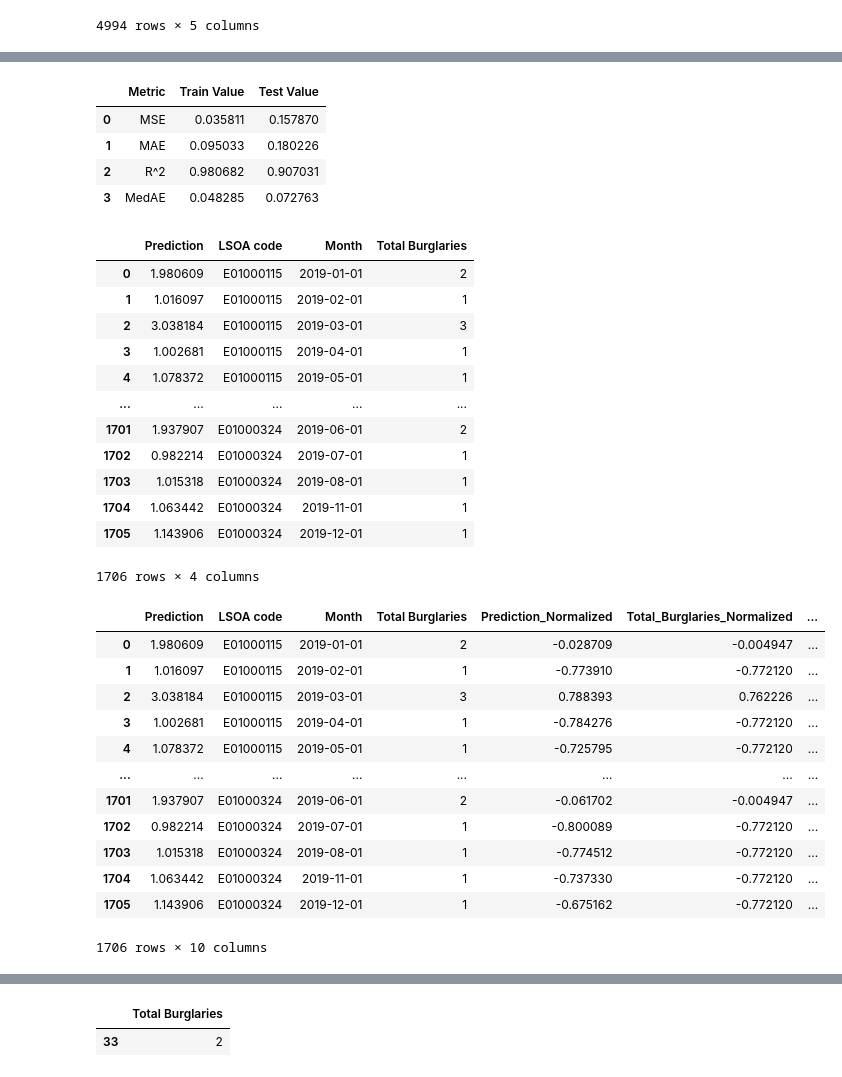
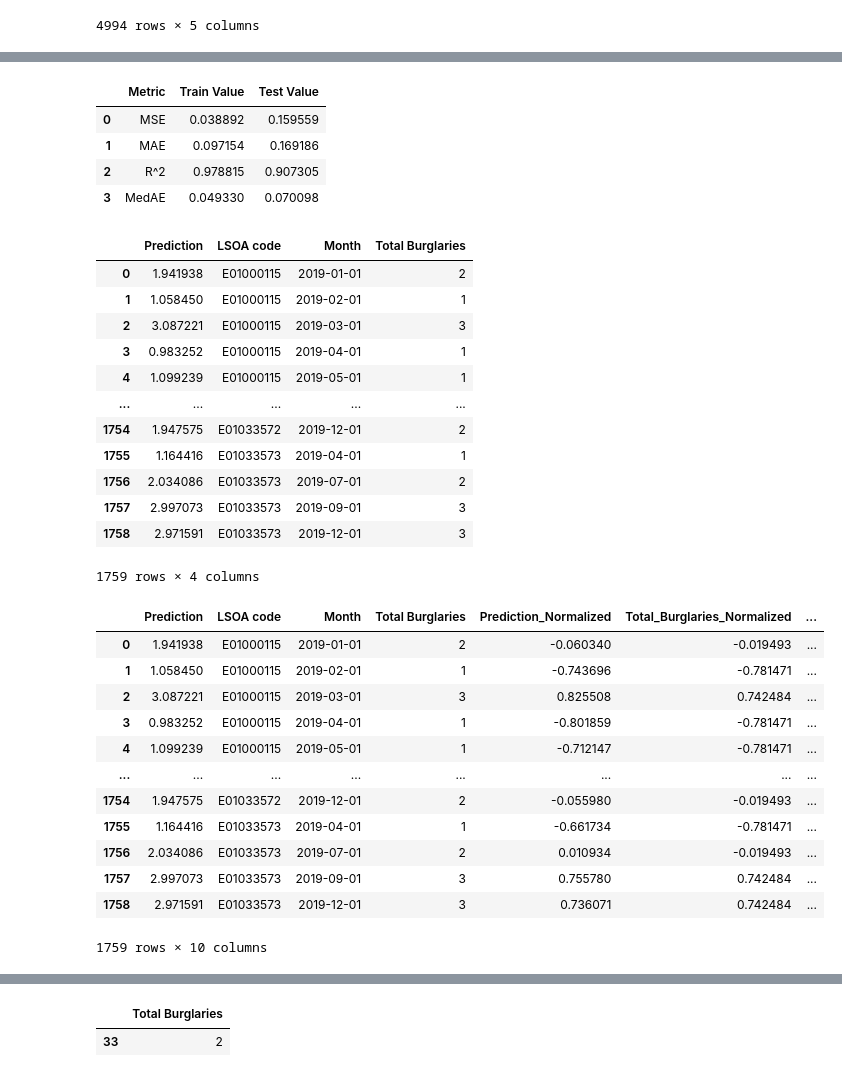
Before and after one commit to DC2-G19/policeResourceAllocation, a Jupyter notebook: XGBoost_Model.ipynb, the cells around one changed output, grey strips where cells are left out. Drawn from its saved outputs; the diff is of its cells as text; code cells hidden in the pictures.

```diff
--- a/XGBoost_Model.ipynb
+++ b/XGBoost_Model.ipynb
@@ -75,9 +74,11 @@ burglaries_per_lsoa_month = df_bar_5yr[df_bar_5yr['Crime type'] == 'Burglary'].g
 burglaries_per_lsoa_month = burglaries_per_lsoa_month.reset_index(name='Total Burglaries')
 #Getting total burglaries per LSOA on a Monthly basis
 # %%
-temp_merged = burglaries_per_lsoa_month.merge(df_housing_clean, how='left', on=['LSOA code']).dropna() #Merging Berg and Housing
+temp_merged = burglaries_per_lsoa_month.merge(df_housing_clean, how='left', on=['LSOA code']) #Merging Berg and Housing
+temp_merged.fillna(temp_merged.mean(), inplace=True)
 df_merged = temp_merged.merge(df_sunlight, how='left', on=['Month']) #Merging sunlight and (Housing+Burg)
 df_merged_2 =  df_merged.merge(df_unemployment_5yr, how='left', on=['Month', 'LSOA code']) #Mergving pervious with unemployment
 df_merged_3 = df_merged_2.merge(df_grannies, how='left', on='LSOA code')
 temp_merged_clean = df_merged_3.drop(columns=['LSOA name']) #Drop unnecessary Cols
-temp_merged_clean
+#temp_merged_clean
+#len(df_merged_3['LSOA code'].unique())
@@ -144,13 +115,16 @@ df_temp_merged_clean_dummies = pd.concat([df_temp_merged_clean_dummies, month_du
 df_temp_merged_clean_train = df_temp_merged_clean_dummies[(df_temp_merged_clean_dummies['Month'].dt.year >= train_lower) & (df_temp_merged_clean_dummies['Month'].dt.year <= train_upper)]
 df_temp_merged_clean_test = df_temp_merged_clean_dummies[(df_temp_merged_clean_dummies['Month'].dt.year >= test_lower) & (df_temp_merged_clean_dummies['Month'].dt.year <= test_upper)]
 #Filtering test and train based on time span provided in the 2nd cell
+# %%
+normal =["Total Burglaries", "LSOA code", "Month_Int", "Month", "Proportion small house", "One person Aged up to 65", "One person Aged 66+", "Family: all aged 66+"] #remove some for multicolinearity
+unep_lag_l = ["Unemployment_PctChange_2m" ,"Unemployment_PctChange_4m","Unemployment_PctChange_5m", "Unemployment_PctChange_6m", "Unemployment_PctChange_7m", "Unemployment_PctChange_8m", "Unemployment_PctChange_9m", "Unemployment_PctChange_10m", "Unemployment_PctChange_11m"]
+burg_lag_l = ["Total_Burglaries_PctChange_4m","Total_Burglaries_PctChange_2m","Total_Burglaries_PctChange_5m","Total_Burglaries_PctChange_6m", "Total_Burglaries_PctChange_7m", "Total_Burglaries_PctChange_8m", "Total_Burglaries_PctChange_9m", "Total_Burglaries_PctChange_10m", "Total_Burglaries_PctChange_11m" ]
+columns_drop = normal + unep_lag_l + burg_lag_l
 # %%
-lags_unep_burg = ["Unemployment_PctChange_1m", "Unemployment_PctChange_2m", "Unemployment_PctChange_3m", "Unemployment_PctChange_4m", "Unemployment_PctChange_5m", "Unemployment_PctChange_6m", "Unemployment_PctChange_7m", "Unemployment_PctChange_8m", "Unemployment_PctChange_9m", "Unemployment_PctChange_10m", "Unemployment_PctChange_11m", "Unemployment_PctChange_12m", "Total_Burglaries_PctChange_1m", "Total_Burglaries_PctChange_2m", "Total_Burglaries_PctChange_3m", "Total_Burglaries_PctChange_4m", "Total_Burglaries_PctChange_5m", "Total_Burglaries_PctChange_6m", "Total_Burglaries_PctChange_7m", "Total_Burglaries_PctChange_8m", "Total_Burglaries_PctChange_9m", "Total_Burglaries_PctChange_10m", "Total_Burglaries_PctChange_11m", "Total_Burglaries_PctChange_12m"]
-
-X_train = df_temp_merged_clean_train.drop(columns=["Total Burglaries", "LSOA code", "Month_Int", "Month","Unemployment_PctChange_2m" ,"Unemployment_PctChange_4m","Unemployment_PctChange_5m", "Unemployment_PctChange_6m", "Unemployment_PctChange_7m", "Unemployment_PctChange_8m", "Unemployment_PctChange_9m", "Unemployment_PctChange_10m", "Unemployment_PctChange_11m", "Total_Burglaries_PctChange_4m","Total_Burglaries_PctChange_2m","Total_Burglaries_PctChange_5m","Total_Burglaries_PctChange_6m", "Total_Burglaries_PctChange_7m", "Total_Burglaries_PctChange_8m", "Total_Burglaries_PctChange_9m", "Total_Burglaries_PctChange_10m", "Total_Burglaries_PctChange_11m" ]) # What you give to the model
+X_train = df_temp_merged_clean_train.drop(columns=columns_drop) # What you give to the model
 y_train = df_temp_merged_clean_train[["Total Burglaries"]] # What needs to be predicted
 
-X_test = df_temp_merged_clean_test.drop(columns=["Total Burglaries", "LSOA code", "Month_Int", "Month","Unemployment_PctChange_2m" ,"Unemployment_PctChange_4m","Unemployment_PctChange_5m", "Unemployment_PctChange_6m", "Unemployment_PctChange_7m", "Unemployment_PctChange_8m", "Unemployment_PctChange_9m", "Unemployment_PctChange_10m", "Unemployment_PctChange_11m", "Total_Burglaries_PctChange_4m","Total_Burglaries_PctChange_2m","Total_Burglaries_PctChange_5m","Total_Burglaries_PctChange_6m", "Total_Burglaries_PctChange_7m", "Total_Burglaries_PctChange_8m", "Total_Burglaries_PctChange_9m", "Total_Burglaries_PctChange_10m", "Total_Burglaries_PctChange_11m" ]) # What you give to the model
+X_test = df_temp_merged_clean_test.drop(columns=columns_drop) # What you give to the model
 y_test = df_temp_merged_clean_test[["Total Burglaries"]] # What needs to be predicted
 # %%
 X_train.head()
@@ -165,5 +139,5 @@ X_train.head()
 # %%
-model = XGBRegressor(n_estimators=100)
+model = XGBRegressor(n_estimators=100, reg_lambda = 1.5, alpha = 1)
 model.fit(X_train, y_train)
 #Fitting data to model
 # %% [output]
@@ -215,10 +189,10 @@ metrics_df = pd.DataFrame(metrics)
 metrics_df
 # %% [output]
 |  | Metric | Train Value | Test Value |
-| 0 | MSE | 0.035811 | 0.157870 |
-| 1 | MAE | 0.095033 | 0.180226 |
-| 2 | R^2 | 0.980682 | 0.907031 |
-| 3 | MedAE | 0.048285 | 0.072763 |
+| 0 | MSE | 0.038892 | 0.159559 |
+| 1 | MAE | 0.097154 | 0.169186 |
+| 2 | R^2 | 0.978815 | 0.907305 |
+| 3 | MedAE | 0.049330 | 0.070098 |
 # %%
 df_date_lsoa_burg_temp = df_temp_merged_clean_test[['LSOA code', 'Month', 'Total Burglaries']].reset_index(drop=True, inplace=False)
 predictions_df = pd.DataFrame(predictions, columns=['Prediction'])
@@ -226,57 +200,57 @@ predictions_df[['LSOA code', 'Month', 'Total Burglaries']] = df_date_lsoa_burg_t
 predictions_df
 # %% [output]
 |  | Prediction | LSOA code | Month | Total Burglaries |
-| 0 | 1.980609 | E01000115 | 2019-01-01 | 2 |
-| 1 | 1.016097 | E01000115 | 2019-02-01 | 1 |
-| 2 | 3.038184 | E01000115 | 2019-03-01 | 3 |
-| 3 | 1.002681 | E01000115 | 2019-04-01 | 1 |
-| 4 | 1.078372 | E01000115 | 2019-05-01 | 1 |
+| 0 | 1.941938 | E01000115 | 2019-01-01 | 2 |
+| 1 | 1.058450 | E01000115 | 2019-02-01 | 1 |
+| 2 | 3.087221 | E01000115 | 2019-03-01 | 3 |
+| 3 | 0.983252 | E01000115 | 2019-04-01 | 1 |
+| 4 | 1.099239 | E01000115 | 2019-05-01 | 1 |
 | ... | ... | ... | ... | ... |
-| 1701 | 1.937907 | E01000324 | 2019-06-01 | 2 |
-| 1702 | 0.982214 | E01000324 | 2019-07-01 | 1 |
-| 1703 | 1.015318 | E01000324 | 2019-08-01 | 1 |
-| 1704 | 1.063442 | E01000324 | 2019-11-01 | 1 |
-| 1705 | 1.143906 | E01000324 | 2019-12-01 | 1 |
+| 1754 | 1.947575 | E01033572 | 2019-12-01 | 2 |
+| 1755 | 1.164416 | E01033573 | 2019-04-01 | 1 |
+| 1756 | 2.034086 | E01033573 | 2019-07-01 | 2 |
+| 1757 | 2.997073 | E01033573 | 2019-09-01 | 3 |
+| 1758 | 2.971591 | E01033573 | 2019-12-01 | 3 |
-1706 rows × 4 columns
+1759 rows × 4 columns
 # %%
 # Load your DataFrame
 df = predictions_df
 
 # Normalize the 'Prediction' column
 df['Prediction_Normalized'] = (df['Prediction'] - df['Prediction'].mean()) / df['Prediction'].std()
 
 # Normalize the 'Total Burglaries' column
 df['Total_Burglaries_Normalized'] = (df['Total Burglaries'] - df['Total Burglaries'].mean()) / df['Total Burglaries'].std()
 
 # Add a small amount of noise to ensure uniqueness
 epsilon = 1e-8
 df['Prediction_Normalized'] += np.random.uniform(-epsilon, epsilon, len(df))
 df['Total_Burglaries_Normalized'] += np.random.uniform(-epsilon, epsilon, len(df))
 
 # Calculate the severity levels based on the normalized values
-df['Prediction_Severity_Norm'] = pd.qcut(df['Prediction_Normalized'], q=15, labels=[0, 1, 2, 3, 4, 5, 6, 7, 8, 9, 10, 11, 12, 13, 14])
-df['Burglaries_Severity_Norm'] = pd.qcut(df['Total_Burglaries_Normalized'], q=15, labels=[0, 1, 2, 3, 4, 5, 6, 7, 8, 9, 10, 11, 12, 13, 14])
+df['Prediction_Severity_Norm'] = pd.qcut(df['Prediction_Normalized'], q=10, labels=[0, 1, 2, 3, 4, 5, 6, 7, 8, 9])
+df['Burglaries_Severity_Norm'] = pd.qcut(df['Total_Burglaries_Normalized'], q=10, labels=[0, 1, 2, 3, 4, 5, 6, 7, 8, 9])
 
 # Convert the severity columns to integer type
 df['Prediction_Severity'] = df['Prediction_Severity_Norm'].astype(int)
 df['Burglaries_Severity'] = df['Burglaries_Severity_Norm'].astype(int)
 
 
 predictions_df
 # %% [output]
 |  | Prediction | LSOA code | Month | Total Burglaries | Prediction_Normalized | Total_Burglaries_Normalized | ... |
-| 0 | 1.980609 | E01000115 | 2019-01-01 | 2 | -0.028709 | -0.004947 | ... |
-| 1 | 1.016097 | E01000115 | 2019-02-01 | 1 | -0.773910 | -0.772120 | ... |
-| 2 | 3.038184 | E01000115 | 2019-03-01 | 3 | 0.788393 | 0.762226 | ... |
-| 3 | 1.002681 | E01000115 | 2019-04-01 | 1 | -0.784276 | -0.772120 | ... |
-| 4 | 1.078372 | E01000115 | 2019-05-01 | 1 | -0.725795 | -0.772120 | ... |
+| 0 | 1.941938 | E01000115 | 2019-01-01 | 2 | -0.060340 | -0.019493 | ... |
+| 1 | 1.058450 | E01000115 | 2019-02-01 | 1 | -0.743696 | -0.781471 | ... |
+| 2 | 3.087221 | E01000115 | 2019-03-01 | 3 | 0.825508 | 0.742484 | ... |
+| 3 | 0.983252 | E01000115 | 2019-04-01 | 1 | -0.801859 | -0.781471 | ... |
+| 4 | 1.099239 | E01000115 | 2019-05-01 | 1 | -0.712147 | -0.781471 | ... |
 | ... | ... | ... | ... | ... | ... | ... | ... |
-| 1701 | 1.937907 | E01000324 | 2019-06-01 | 2 | -0.061702 | -0.004947 | ... |
-| 1702 | 0.982214 | E01000324 | 2019-07-01 | 1 | -0.800089 | -0.772120 | ... |
-| 1703 | 1.015318 | E01000324 | 2019-08-01 | 1 | -0.774512 | -0.772120 | ... |
-| 1704 | 1.063442 | E01000324 | 2019-11-01 | 1 | -0.737330 | -0.772120 | ... |
-| 1705 | 1.143906 | E01000324 | 2019-12-01 | 1 | -0.675162 | -0.772120 | ... |
+| 1754 | 1.947575 | E01033572 | 2019-12-01 | 2 | -0.055980 | -0.019493 | ... |
+| 1755 | 1.164416 | E01033573 | 2019-04-01 | 1 | -0.661734 | -0.781471 | ... |
+| 1756 | 2.034086 | E01033573 | 2019-07-01 | 2 | 0.010934 | -0.019493 | ... |
+| 1757 | 2.997073 | E01033573 | 2019-09-01 | 3 | 0.755780 | 0.742484 | ... |
+| 1758 | 2.971591 | E01033573 | 2019-12-01 | 3 | 0.736071 | 0.742484 | ... |
-1706 rows × 10 columns
+1759 rows × 10 columns
 # %%
 X_test[0:1]
 # %% [output]
```
Also changed, not shown: parts of 11 cells of this notebook.
